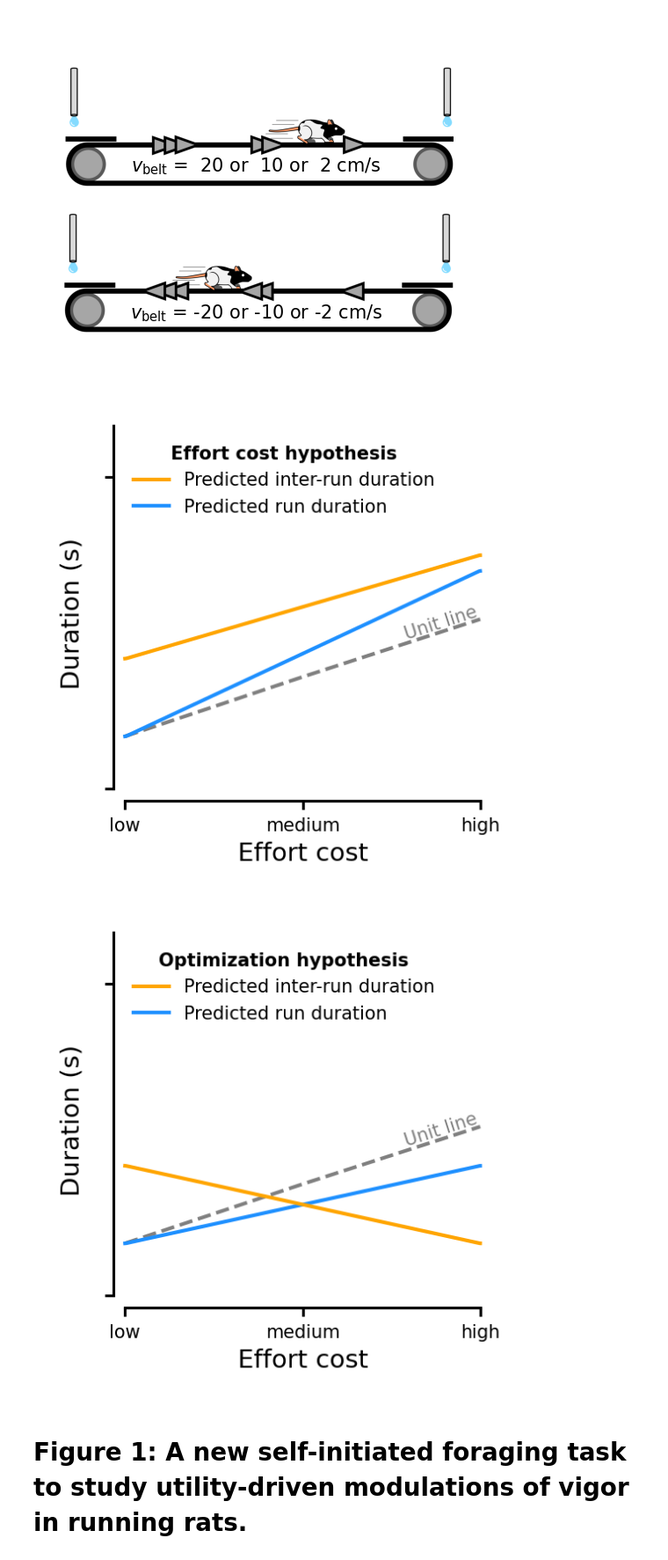
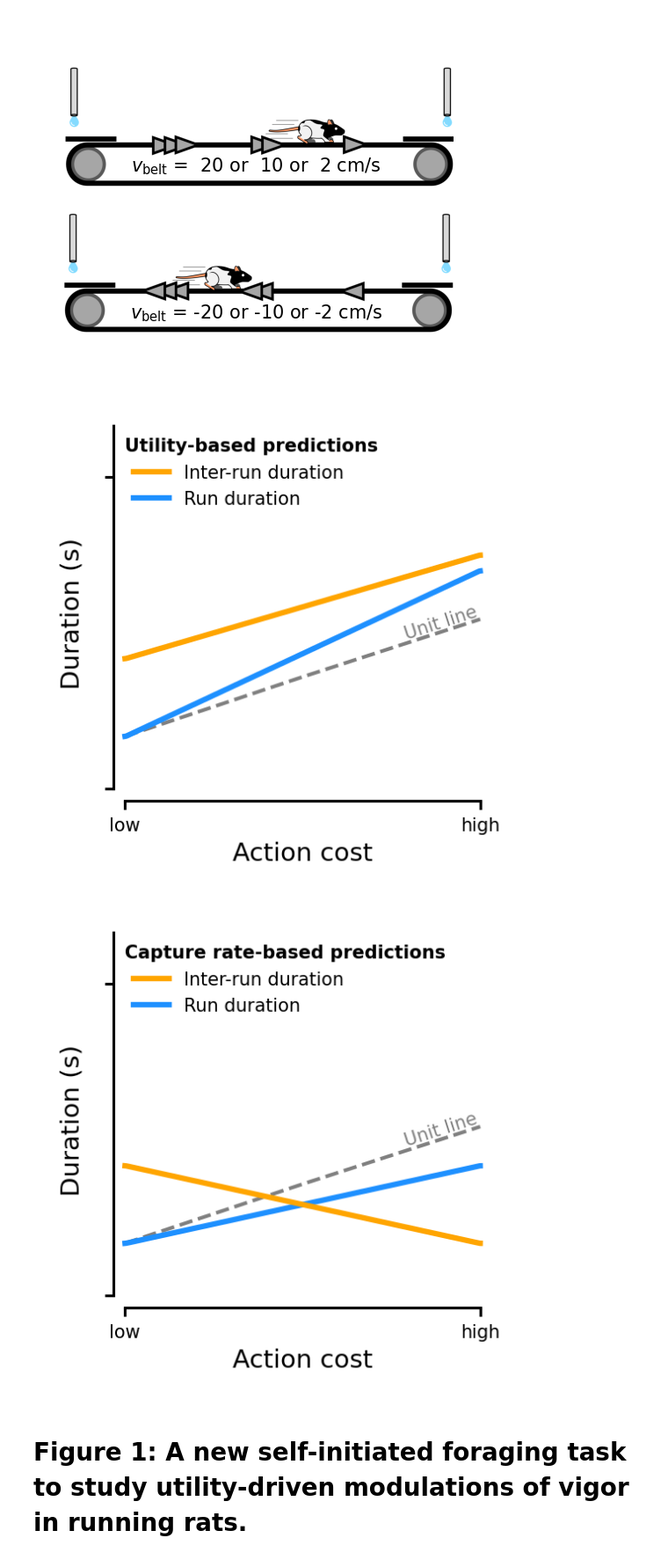
Before and after one commit to HeathenToaster/RunningFastAndSlow, a Jupyter notebook: Figure_1.ipynb, the cells around one changed output. Shown at 88% size. Cells and saved outputs as stored; diff of their text form; code cells hidden in the pictures.

Commit message:
figure 1 last version

```diff
--- a/Figure_1.ipynb
+++ b/Figure_1.ipynb
@@ -266,18 +266,18 @@ def Figure1D(ax=None):
 
     ax.set_xlim(0, 3600)
     ax.set_ylim(0, 7)
-    ax.set_xticks([0, 1800, 3600])
-    ax.set_xticklabels(['low', 'medium', "high"])
+    ax.set_xticks([0, 3600])
+    ax.set_xticklabels(['low', "high"])
     ax.set_yticks([0, 6], labels=[' ',' '])
-    ax.set_xlabel("Effort cost")
+    ax.set_xlabel("Action cost")
     ax.set_ylabel("Duration (s)")
 
     x = np.arange(0, 3600, 1)
     mock_runs = make_mock_data(initial_value=1, slope=3.2/3600, reward_effect=0)
     mock_idle = make_mock_data(initial_value=2.5, slope=2/3600, reward_effect=0)
 
-    ax.plot(x, mock_runs, color='dodgerblue', label='Predicted run duration')
-    ax.plot(x, mock_idle, color='orange', label='Predicted inter-run duration')
+    ax.plot(x, mock_runs, color='dodgerblue', label='Run duration', lw=1.5)
+    ax.plot(x, mock_idle, color='orange', label='Inter-run duration', lw=1.5)
 
 
 
@@ -299,17 +299,17 @@ def Figure1D(ax=None):
 
     handles, labels = ax.get_legend_handles_labels()
     unique = [(h, l) for i, (h, l) in enumerate(zip(handles, labels)) if l not in labels[:i]]
-    leg = ax.legend(*zip(*unique[::-1]), loc='upper left', bbox_to_anchor=(0.01, 0.99), frameon=False,
-                    fontsize=5, markerscale=1, edgecolor='k', facecolor='w', title = 'Effort cost hypothesis')
-    leg.get_title().set_fontsize(5)
-    leg.get_title().set_fontweight('bold')
+    leg = ax.legend(*zip(*unique[::-1]), loc='upper left', bbox_to_anchor=(0.01, 0.94), frameon=False,
+                    fontsize=5, markerscale=1, edgecolor='k', facecolor='w')
+    ax.text(0,6.5, "Utility-based predictions", fontsize=5, fontweight='bold')
+
     space_axes(ax)
 
 
 fig, ax = plt.subplots(1, 1, figsize = (cm2inch(4.5), cm2inch(4.5)))
 Figure1D(ax=ax)
 # %% [output]
-[figure, old version]
+[figure, new version]
 # %%
 
 def Figure1F(ax=None):
@@ -319,50 +319,49 @@ def Figure1F(ax=None):
 
     ax.set_xlim(0, 3600)
     ax.set_ylim(0, 7)
-    ax.set_xticks([0, 1800, 3600])
-    ax.set_xticklabels(['low', 'medium', "high"])
+    ax.set_xticks([0, 3600])
+    ax.set_xticklabels(['low', "high"])
     ax.set_yticks([0, 6], labels=[' ',' '])
-    ax.set_xlabel("Effort cost")
+    ax.set_xlabel("Action cost")
     ax.set_ylabel("Duration (s)")
 
     x = np.arange(0, 3600, 1)
     mock_runs = make_mock_data(initial_value=1, slope=1.5/3600, reward_effect=0)
     mock_idle = make_mock_data(initial_value=2.5, slope=-1.5/3600, reward_effect=0)
 
-    ax.plot(x, mock_runs, color='dodgerblue', label='Predicted run duration')
-    ax.plot(x, mock_idle, color='orange', label='Predicted inter-run duration')
+    ax.plot(x, mock_runs, color='dodgerblue', label='Run duration', lw=1.5)
+    ax.plot(x, mock_idle, color='orange', label='Inter-run duration', lw=1.5)
 
 
 
     avg60 = mock_runs[0]
     x, y = [0, 1800, 3600], [avg60, (62/29)*avg60, (94/29)*avg60]
     ax.plot(x, y, color='gray', linestyle='--', linewidth=1, alpha=1, zorder=0,)
     p, cov = curve_fit(lambda x, *p: np.polyval(p, x), x, y, p0=[0, 0])  # overkill, text should now be parallel to the line
 
     real_slope = p[0]
     yr = ax.get_ylim()
     xr = ax.get_xlim()
     slope_display = real_slope * ((xr[1] - xr[0]) / (yr[1] - yr[0]))
     angle = np.degrees(np.arctan(slope_display))
     xt = 3200
     m, b = p
     yt = np.polyval([m, b], xt) - 0.2
     ax.text(s='Unit line', x=xt, y=yt, ha="center", va="bottom", fontsize=5, color='gray', rotation=angle)
 
 
     handles, labels = ax.get_legend_handles_labels()
     unique = [(h, l) for i, (h, l) in enumerate(zip(handles, labels)) if l not in labels[:i]]
-    leg = ax.legend(*zip(*unique[::-1]), loc='upper left', bbox_to_anchor=(0.01, 0.99), frameon=False,
-              fontsize=5, markerscale=1, edgecolor='k', facecolor='w', title = 'Optimization hypothesis')
-    leg.get_title().set_fontsize(5)
-    leg.get_title().set_fontweight('bold')
+    ax.legend(*zip(*unique[::-1]), loc='upper left', bbox_to_anchor=(0.01, 0.94), frameon=False,
+              fontsize=5, markerscale=1, edgecolor='k', facecolor='w')
+    ax.text(0,6.5, "Capture rate-based predictions", fontsize=5, fontweight='bold')
     space_axes(ax)
 
 
 fig, ax = plt.subplots(1, 1, figsize = (cm2inch(4.5), cm2inch(4.5)))
 Figure1F(ax=ax)
 # %% [output]
-[figure, old version]
+[figure, new version]
 # %% [markdown]
 # Figure 1: A new self-initiated foraging task to study utility-driven modulations of vigor in running rats.
 # %%
```
Also changed, not shown: parts of 2 cells of this notebook, 2 other files.
